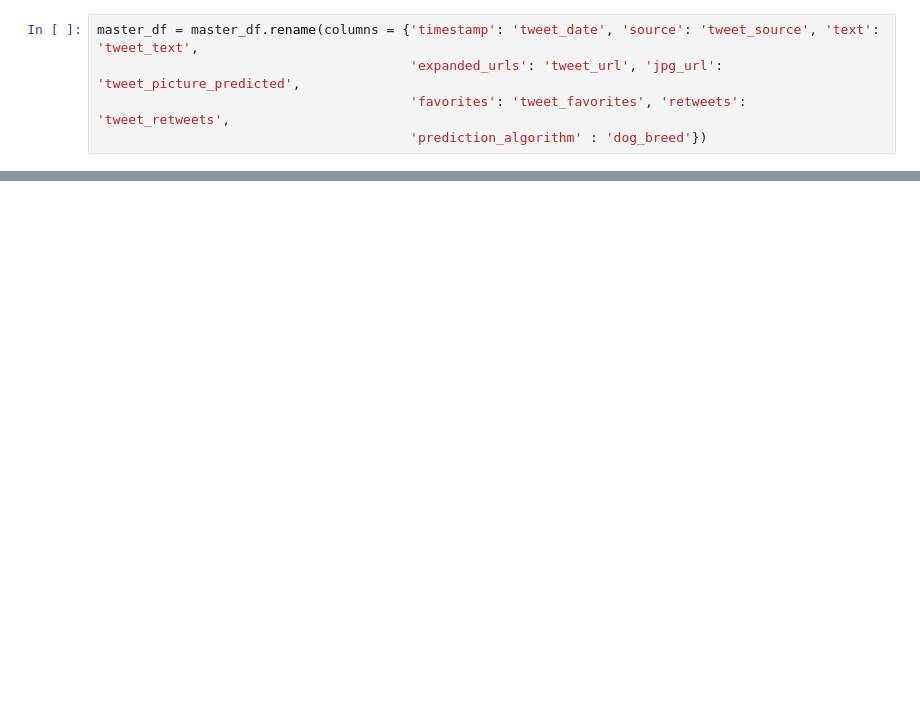
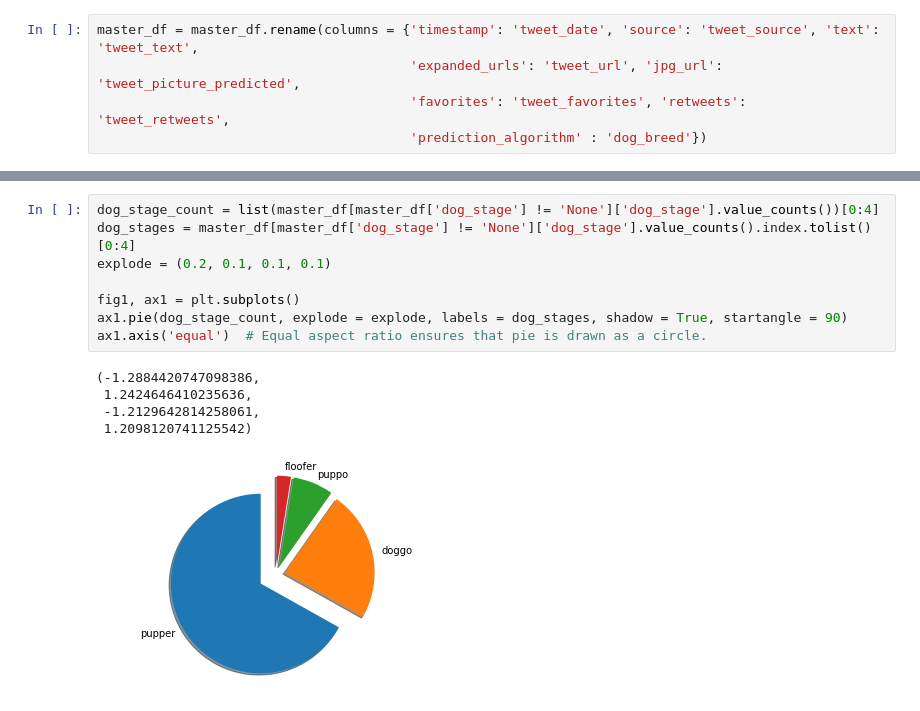
Before and after one commit to gurbani21/Data_Wrangling_TwitterData, a Jupyter notebook: wrangle_act.ipynb, the cells around one changed output, grey strips where cells are left out. Saved outputs shown, nothing was run; the diff lists cells and outputs as text; blank space fills up the shorter version.

```diff
--- a/wrangle_act.ipynb
+++ b/wrangle_act.ipynb
@@ -780,0 +945,14 @@ Name: name, Length: 935, dtype: int64
+# %%
+dog_stage_count = list(master_df[master_df['dog_stage'] != 'None']['dog_stage'].value_counts())[0:4]
+dog_stages = master_df[master_df['dog_stage'] != 'None']['dog_stage'].value_counts().index.tolist()[0:4]
+explode = (0.2, 0.1, 0.1, 0.1)
+
+fig1, ax1 = plt.subplots()
+ax1.pie(dog_stage_count, explode = explode, labels = dog_stages, shadow = True, startangle = 90)
+ax1.axis('equal')  # Equal aspect ratio ensures that pie is drawn as a circle.
+# %% [output]
+(-1.2884420747098386,
+ 1.2424646410235636,
+ -1.2129642814258061,
+ 1.2098120741125542)
+[figure, added]
```
Also changed, not shown: parts of 58 cells of this notebook.
